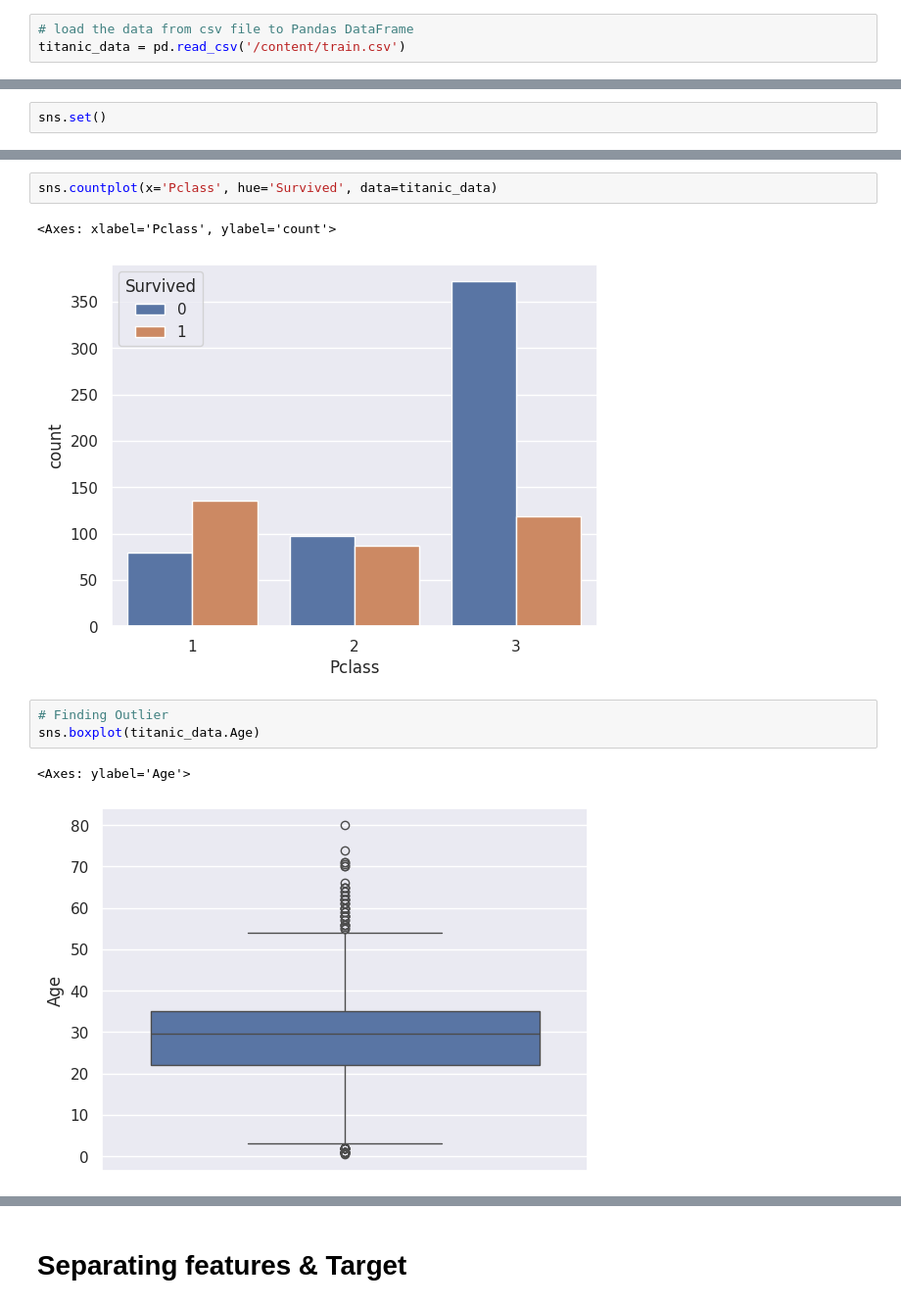
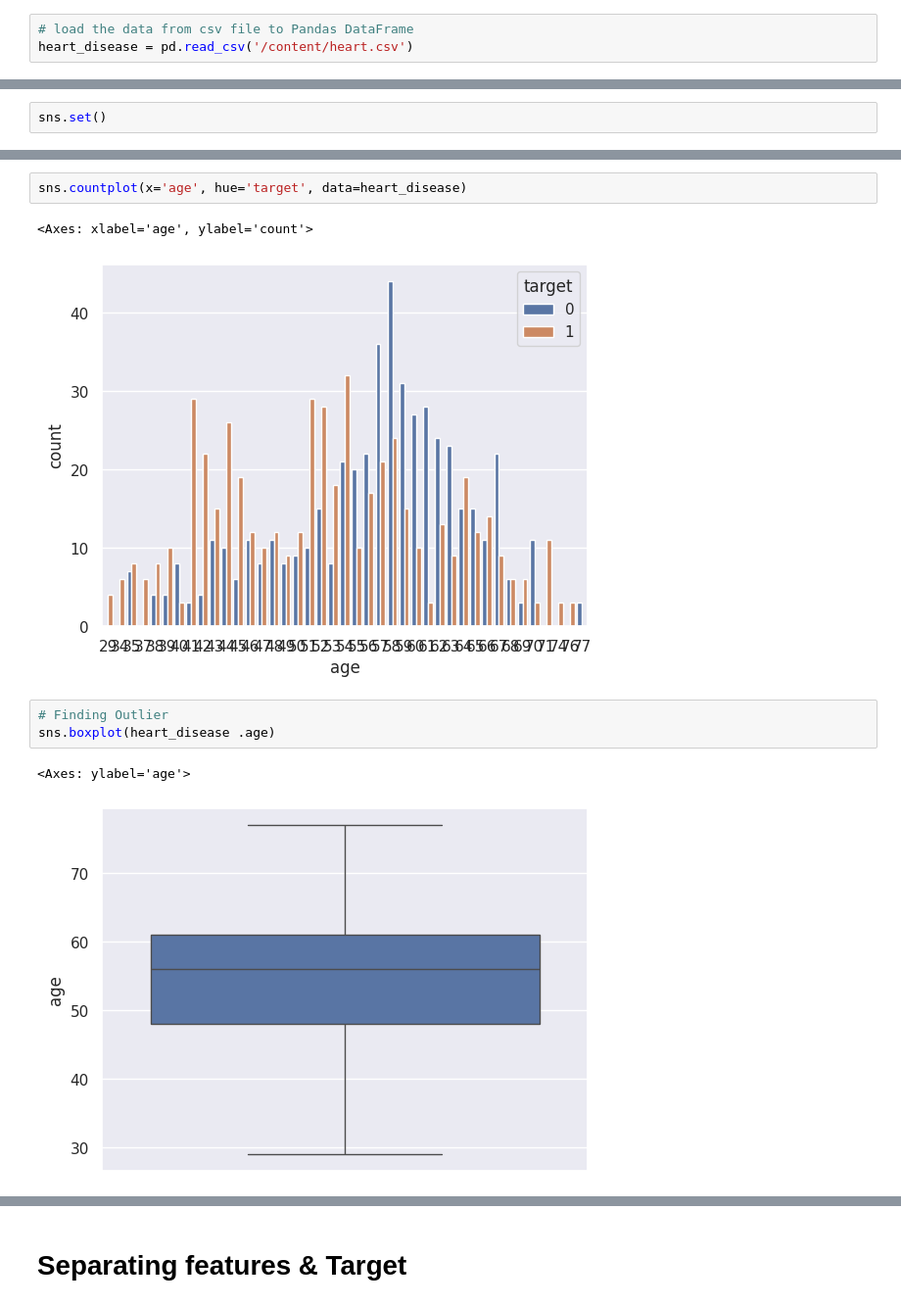
Before and after one commit to vidhya2324/Machine_learning, a Jupyter notebook: Heart_disease.ipynb, the cells around one changed output, grey strips where cells are left out. Shown at 98% size. Cells and saved outputs as stored; diff of their text form.

```diff
--- a/Heart_disease.ipynb
+++ b/Heart_disease.ipynb
@@ -12,6 +12,6 @@ from sklearn.metrics import accuracy_score
 # **Data Collection & Processing**
 # %%
 # load the data from csv file to Pandas DataFrame
-titanic_data = pd.read_csv('/content/train.csv')
+heart_disease = pd.read_csv('/content/heart.csv')
 # %%
 # printing the first 5 rows of the dataframe
@@ -196,13 +135,13 @@ sns.countplot(x='Pclass', data=titanic_data)
 # %%
-sns.countplot(x='Pclass', hue='Survived', data=titanic_data)
+sns.countplot(x='age', hue='target', data=heart_disease)
 # %% [output]
-<Axes: xlabel='Pclass', ylabel='count'>
+<Axes: xlabel='age', ylabel='count'>
-[figure, old version]
+[figure, new version]
 # %%
 # Finding Outlier
-sns.boxplot(titanic_data.Age)
+sns.boxplot(heart_disease .age)
 # %% [output]
-<Axes: ylabel='Age'>
+<Axes: ylabel='age'>
-[figure, old version]
+[figure, new version]
 # %% [markdown]
 # **Encoding the Categorical Columns**
```
Also changed, not shown: parts of 46 cells of this notebook.
